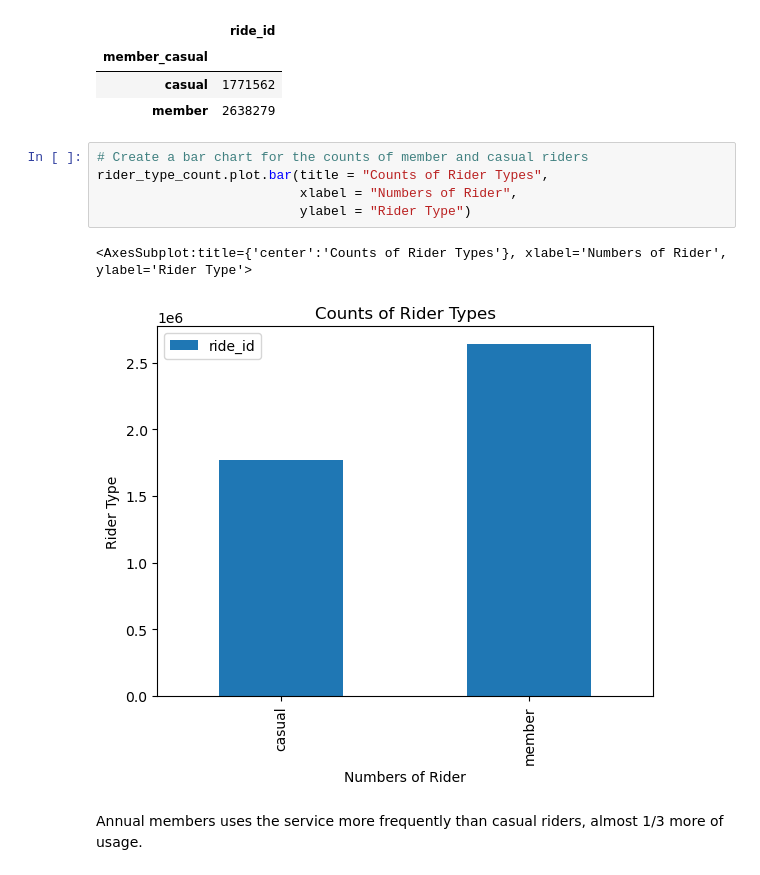
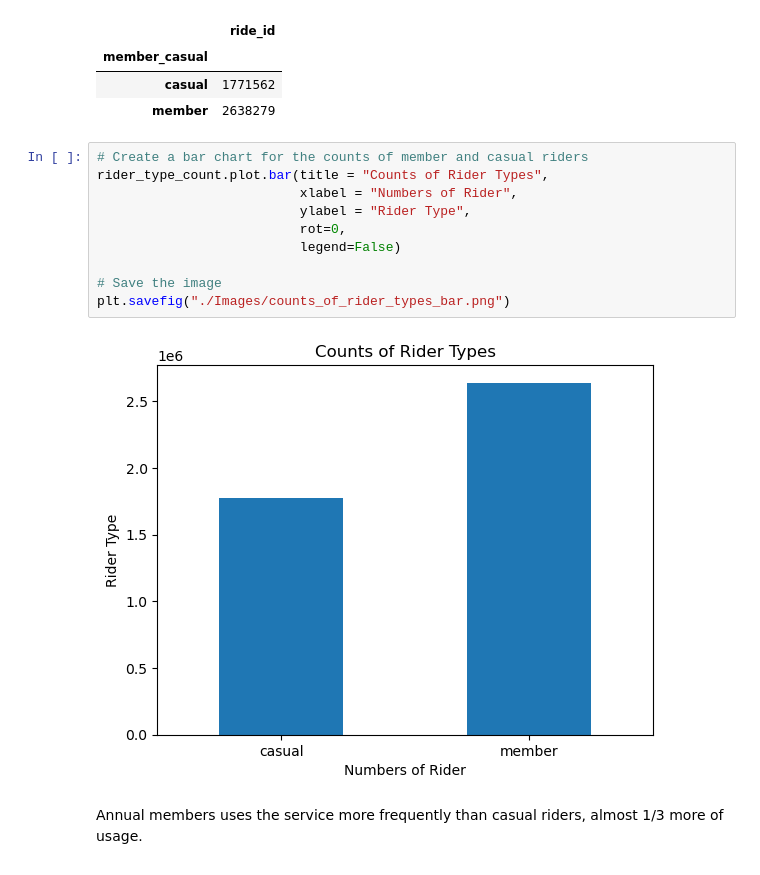
Before and after one commit to nickku1223/cyclistic_analysis, a Jupyter notebook: Cyclistic_analysis.ipynb, the cells around one changed output. Saved outputs shown, nothing was run; the diff lists cells and outputs as text.

Commit message:
Updated Cyclistic_analysis.ipynb,README.md. Adding Cyclistic_analysis_summary_report.docx, Data_cleaning_log.docx, and supporting images.

```diff
--- a/Cyclistic_analysis.ipynb
+++ b/Cyclistic_analysis.ipynb
@@ -479,10 +487,14 @@ rider_type_count
 # %%
 # Create a bar chart for the counts of member and casual riders
 rider_type_count.plot.bar(title = "Counts of Rider Types",
                           xlabel = "Numbers of Rider",
-                          ylabel = "Rider Type")
+                          ylabel = "Rider Type",
+                          rot=0,
+                          legend=False)
+
+# Save the image
+plt.savefig("./Images/counts_of_rider_types_bar.png")
 # %% [output]
-<AxesSubplot:title={'center':'Counts of Rider Types'}, xlabel='Numbers of Rider', ylabel='Rider Type'>
-[figure, old version]
+[figure, new version]
 # %% [markdown]
 Annual members uses the service more frequently than casual riders, almost 1/3 more of usage.
```
Also changed, not shown: parts of 10 cells of this notebook, 15 other files.
